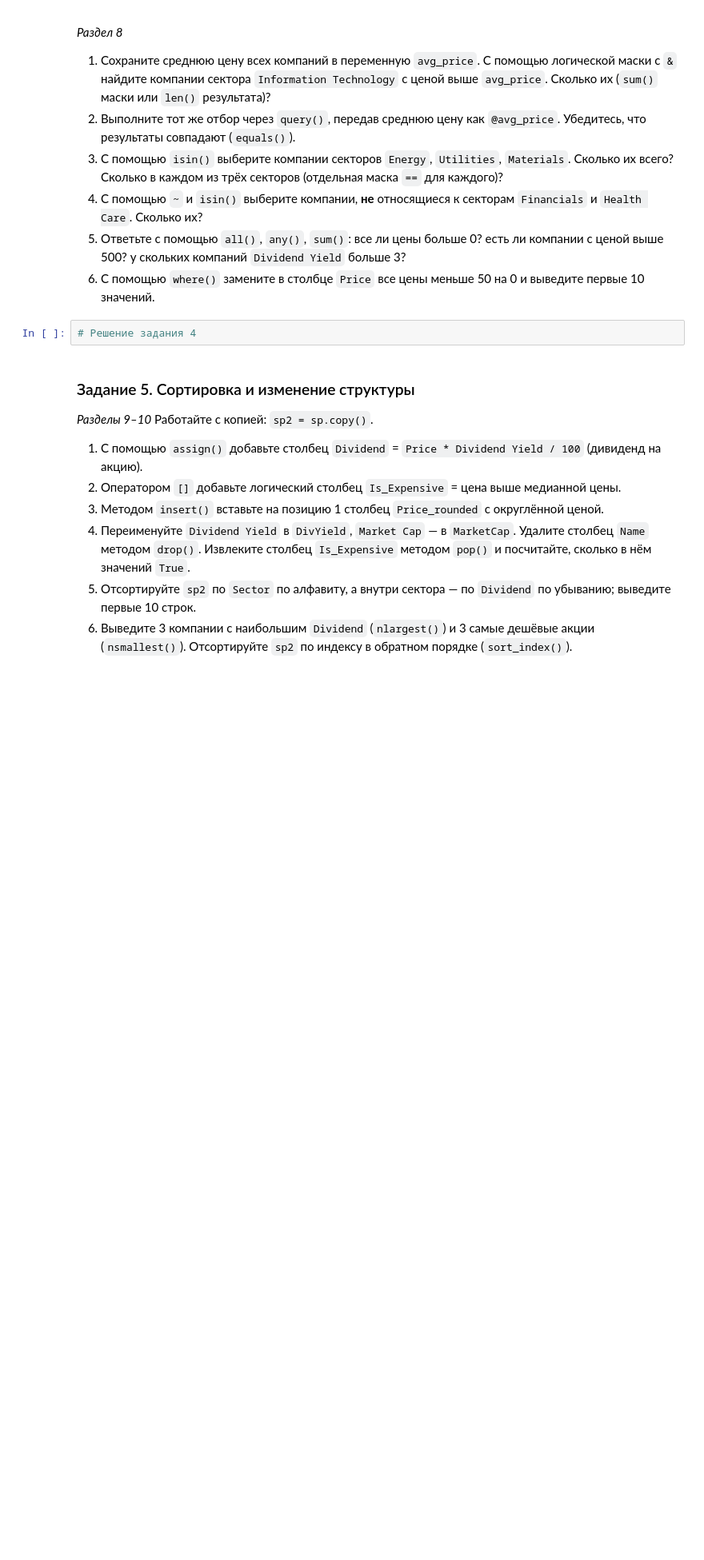
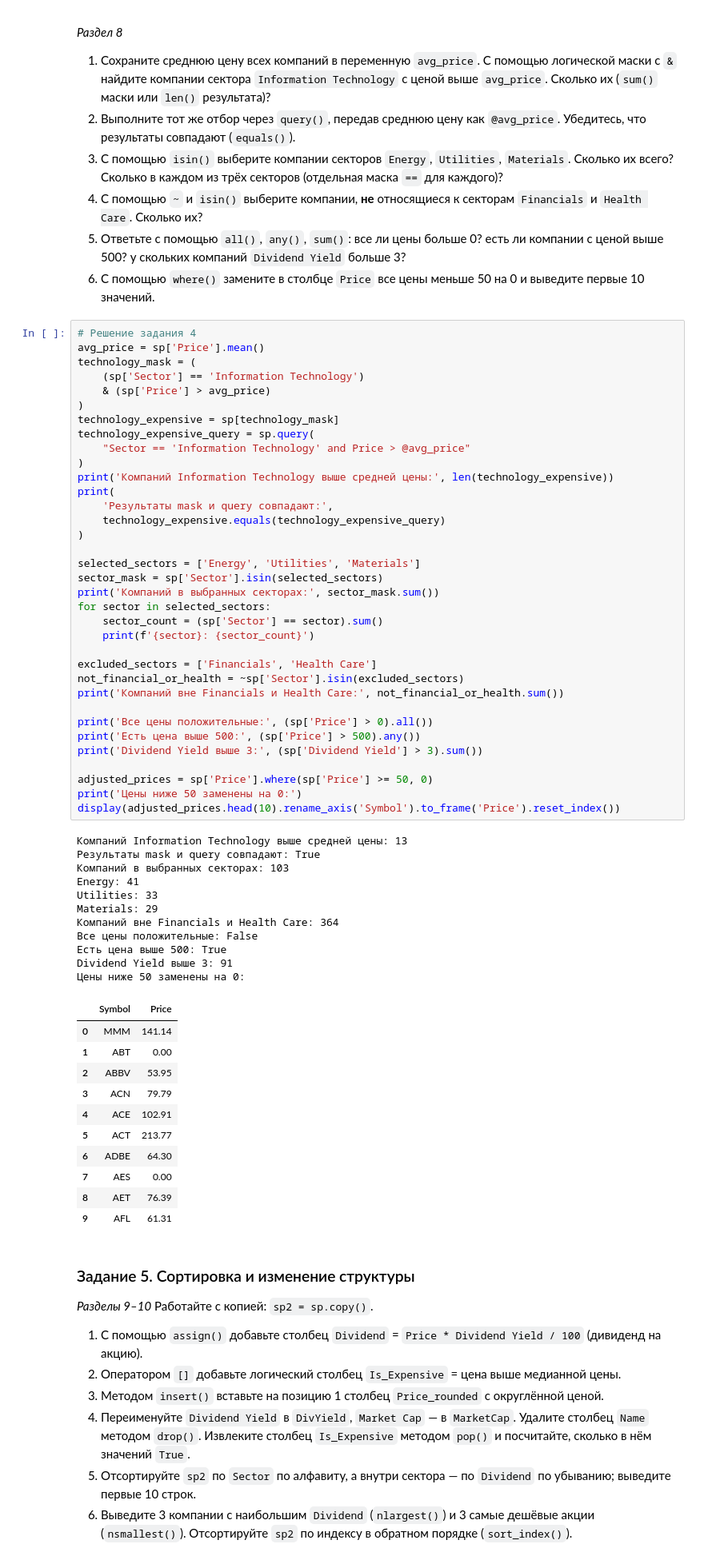
Before and after one commit to erop228/Python_vus, a Jupyter notebook: ЛР4/ЛР4 Data-Structures_and_Indexing.ipynb, the cells around one changed output. Shown at 80% size. Saved outputs shown, nothing was run; the diff lists cells and outputs as text; blank space fills up the shorter version.

```diff
--- a/ЛР4/ЛР4 Data-Structures_and_Indexing.ipynb
+++ b/ЛР4/ЛР4 Data-Structures_and_Indexing.ipynb
@@ -1793,6 +2041,62 @@ True
 6. С помощью `where()` замените в столбце `Price` все цены меньше 50 на 0 и выведите первые 10 значений.
 # %%
 # Решение задания 4
+avg_price = sp['Price'].mean()
+technology_mask = (
+    (sp['Sector'] == 'Information Technology')
+    & (sp['Price'] > avg_price)
+)
+technology_expensive = sp[technology_mask]
+technology_expensive_query = sp.query(
+    "Sector == 'Information Technology' and Price > @avg_price"
+)
+print('Компаний Information Technology выше средней цены:', len(technology_expensive))
+print(
+    'Результаты mask и query совпадают:',
+    technology_expensive.equals(technology_expensive_query)
+)
+
+selected_sectors = ['Energy', 'Utilities', 'Materials']
+sector_mask = sp['Sector'].isin(selected_sectors)
+print('Компаний в выбранных секторах:', sector_mask.sum())
+for sector in selected_sectors:
+    sector_count = (sp['Sector'] == sector).sum()
+    print(f'{sector}: {sector_count}')
+
+excluded_sectors = ['Financials', 'Health Care']
+not_financial_or_health = ~sp['Sector'].isin(excluded_sectors)
+print('Компаний вне Financials и Health Care:', not_financial_or_health.sum())
+
+print('Все цены положительные:', (sp['Price'] > 0).all())
+print('Есть цена выше 500:', (sp['Price'] > 500).any())
+print('Dividend Yield выше 3:', (sp['Dividend Yield'] > 3).sum())
+
+adjusted_prices = sp['Price'].where(sp['Price'] >= 50, 0)
+print('Цены ниже 50 заменены на 0:')
+display(adjusted_prices.head(10).rename_axis('Symbol').to_frame('Price').reset_index())
+# %% [output]
+Компаний Information Technology выше средней цены: 13
+Результаты mask и query совпадают: True
+Компаний в выбранных секторах: 103
+Energy: 41
+Utilities: 33
+Materials: 29
+Компаний вне Financials и Health Care: 364
+Все цены положительные: False
+Есть цена выше 500: True
+Dividend Yield выше 3: 91
+Цены ниже 50 заменены на 0:
+|  | Symbol | Price |
+| 0 | MMM | 141.14 |
+| 1 | ABT | 0.00 |
+| 2 | ABBV | 53.95 |
+| 3 | ACN | 79.79 |
+| 4 | ACE | 102.91 |
+| 5 | ACT | 213.77 |
+| 6 | ADBE | 64.30 |
+| 7 | AES | 0.00 |
+| 8 | AET | 76.39 |
+| 9 | AFL | 61.31 |
 # %% [markdown]
 ### Задание 5. Сортировка и изменение структуры
 *Разделы 9–10*
```
Also changed, not shown: parts of 12 cells of this notebook.
